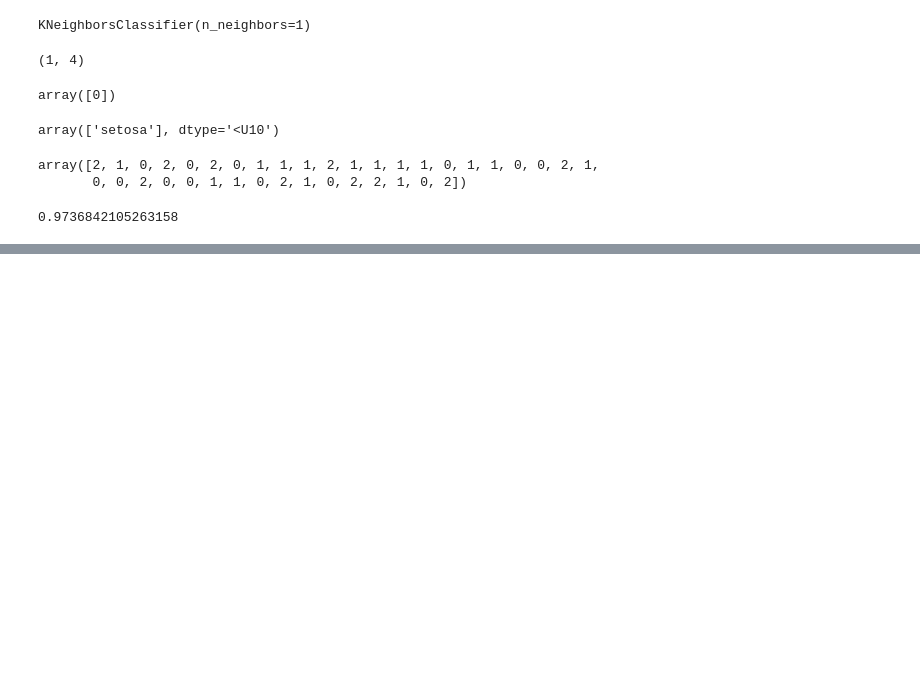
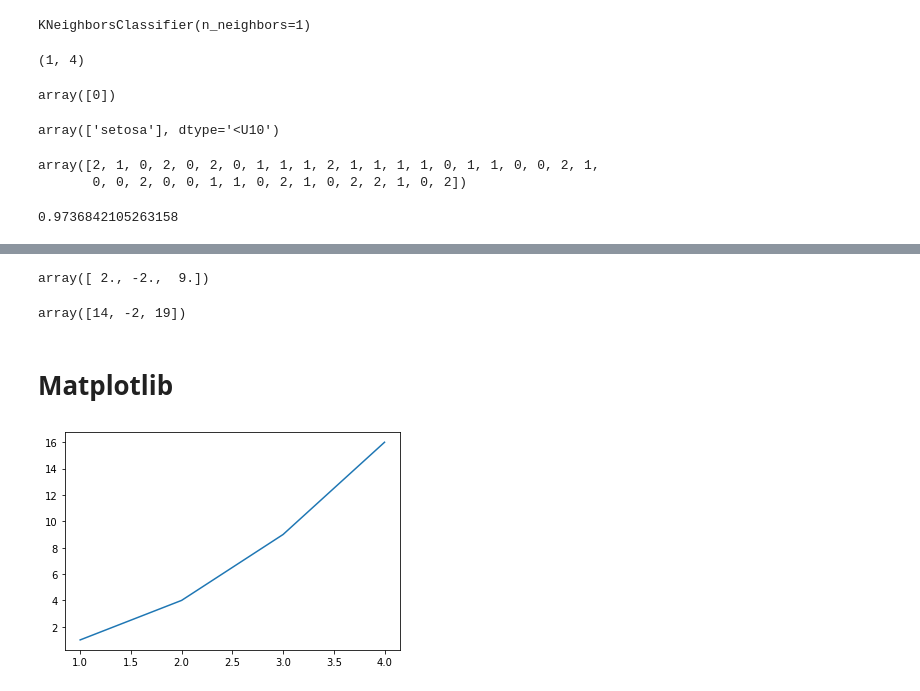
Before and after one commit to alena-lark/ML-firststeps, a Jupyter notebook: first_try.ipynb, the cells around one changed output, grey strips where cells are left out. Cells and saved outputs as stored; diff of their text form; code cells hidden in the pictures; blank space fills up the shorter version.

```diff
--- a/first_try.ipynb
+++ b/first_try.ipynb
@@ -92,0 +436,14 @@ np.mean(y_pred == y_test)
+# %%
+a = np.array([[3, 2, 0], [1, -1, 0], [0, 5, 1]])
+b = np.array([2, 4, -1])
+
+x = linalg.solve(a, b)
+x
+# %% [output]
+array([ 2., -2.,  9.])
+# %%
+np.dot(a, b)
+# %% [output]
+array([14, -2, 19])
+# %% [markdown]
+# Matplotlib
@@ -92,0 +452,5 @@ np.mean(y_pred == y_test)
+# %%
+plt.plot([1, 2, 3, 4], [1, 4, 9, 16])
+plt.show()
+# %% [output]
+[figure, added]
```
Also changed, not shown: parts of 67 cells of this notebook, 2 other files.
